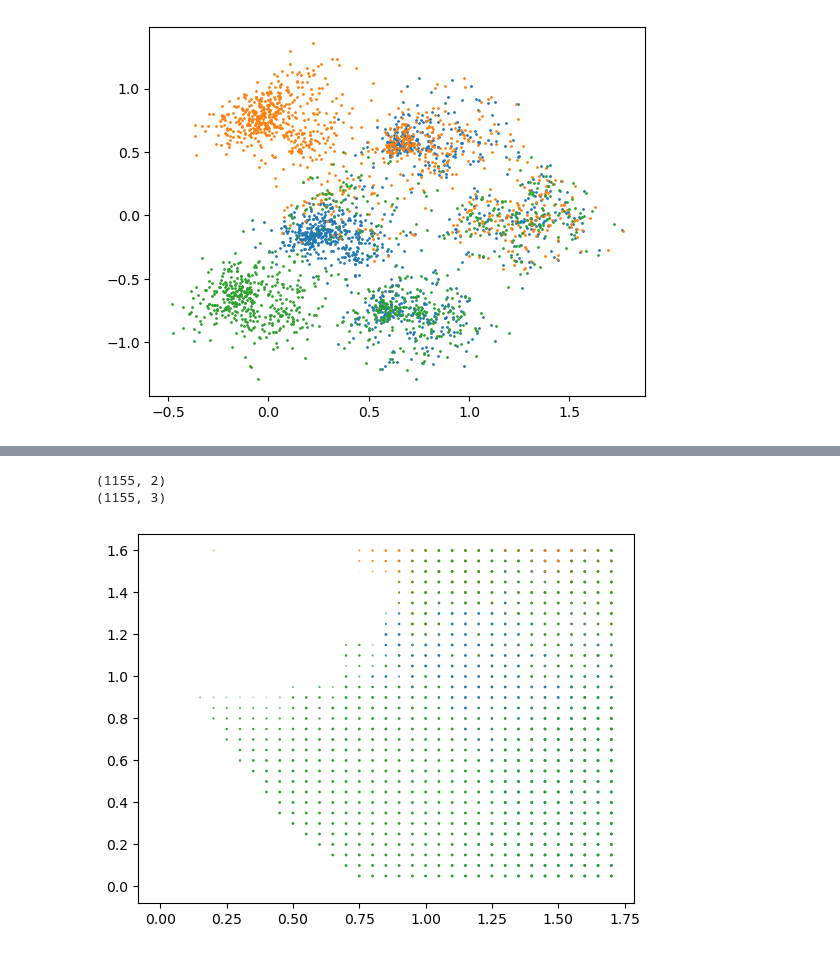
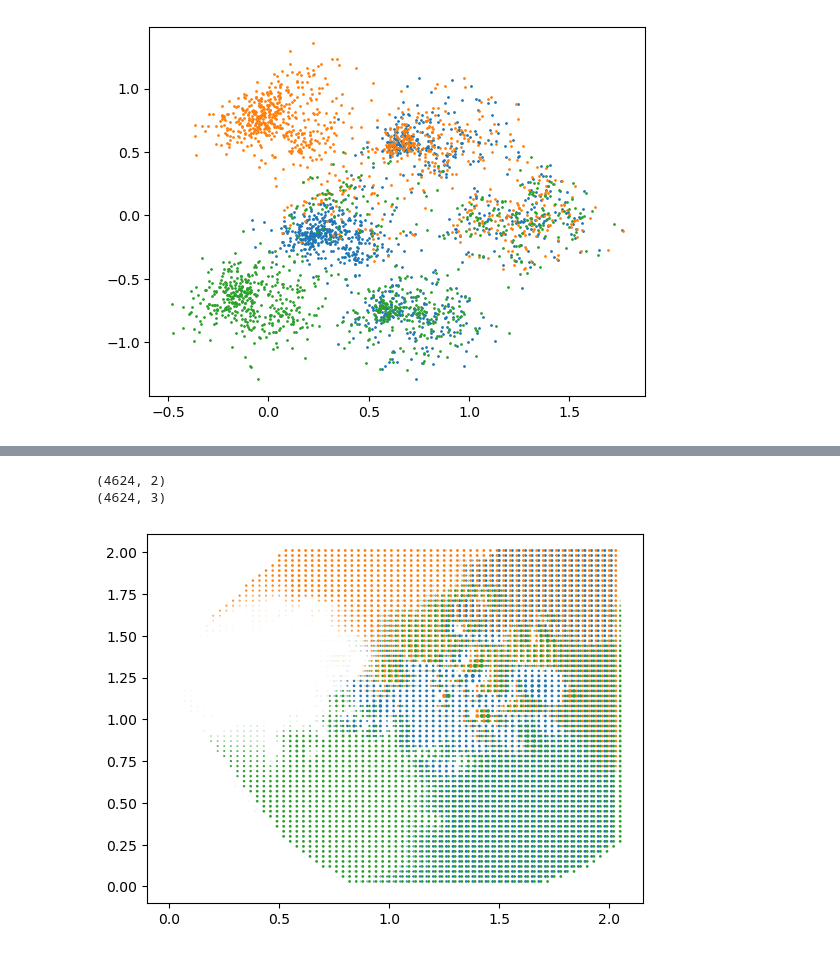
Before and after one commit to laurahsisson/aromap, a Jupyter notebook: pca.ipynb, the cells around one changed output, grey strips where cells are left out. Cells and saved outputs as stored; diff of their text form; code cells hidden in the pictures.

```diff
--- a/pca.ipynb
+++ b/pca.ipynb
@@ -114,3 +114,13 @@ necs = np.stack([nmh(mol["notes"]) for mol in molecules])
 
 # Ensure that min is 0
 pca = pca - [pca[:,0].min(),pca[:,1].min()]
+# %%
+for x,note in enumerate(["fruity","green","sweet"]):
+    pcas = []
+    for i, mol in enumerate(molecules):
+        if note in mol["notes"]:
+            eps = 1.5e-2
+            pcas.append(pca[i]+[x*eps,0])
+    pcas = np.stack(pcas)
+    plt.scatter(pcas[:,0],pcas[:,1],s=1)
+plt.show()
@@ -117,29 +129,32 @@ pca = pca - [pca[:,0].min(),pca[:,1].min()]
 # %%
 def flatten(mtrx):
     return mtrx.reshape((mtrx.shape[0]*mtrx.shape[1],-1)).squeeze()
 
 def get_idx_grid(width,height,step):
     x_idx, y_idx = torch.meshgrid(torch.arange(start=0,end=width-1+step,step=step), torch.arange(start=0,end=height-1+step,step=step), indexing='ij')
     grid_idx = torch.stack([x_idx,y_idx],dim=-1)
     return flatten(grid_idx)
 
 def interpolate_activation(step,activations,method="linear"):
-    fine_grid = get_idx_grid(pca[:,0].max(),pca[:,1].max(),step)
+    fine_grid = get_idx_grid(3,3,step)
     fine_act = scipy.interpolate.griddata(pca, necs, fine_grid.numpy(),method=method,fill_value=0)
     return fine_grid.numpy(), torch.FloatTensor(fine_act).numpy()
 
-fgrid, fact = interpolate_activation(.05,necs,method="linear")
+fgrid, fact = interpolate_activation(.03,necs,method="cubic")
 print(fgrid.shape)
 print(fact.shape)
 
 def thresh(val,minv):
     return np.where(val>minv,val,0)
 
 
 for i in range(fact.shape[1]):
-    plt.scatter(fgrid[:,0],fgrid[:,1],s=thresh(fact[:,i],1e-5))
+    eps = 2e-2
+    # Like a little tv
+    nfg = fgrid+[i*eps,0]
+    plt.scatter(nfg[:,0],nfg[:,1],s=thresh(fact[:,i],1e-5))
 plt.show()
 # %% [output]
-(1155, 2)
-(1155, 3)
+(4624, 2)
+(4624, 3)
-[figure, old version]
+[figure, new version]
```
Also changed, not shown: parts of 1 cell of this notebook.
